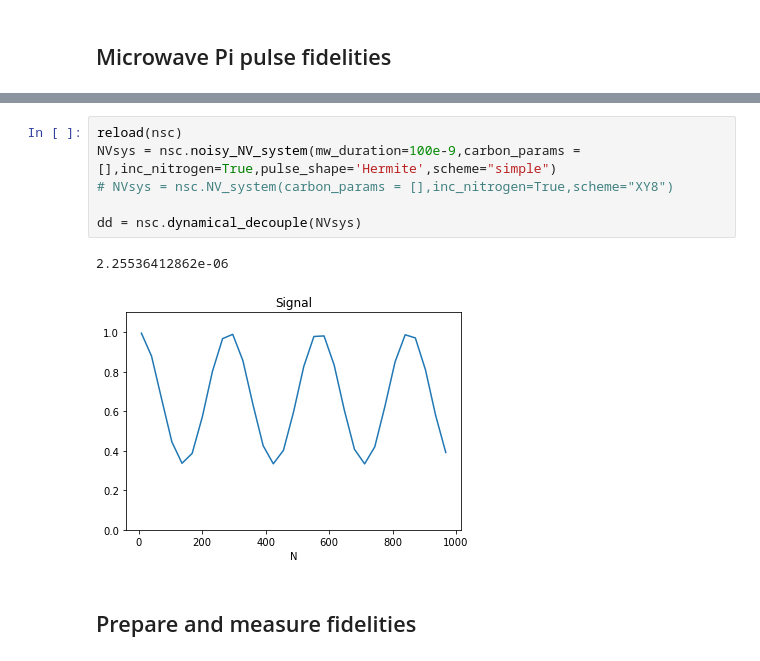
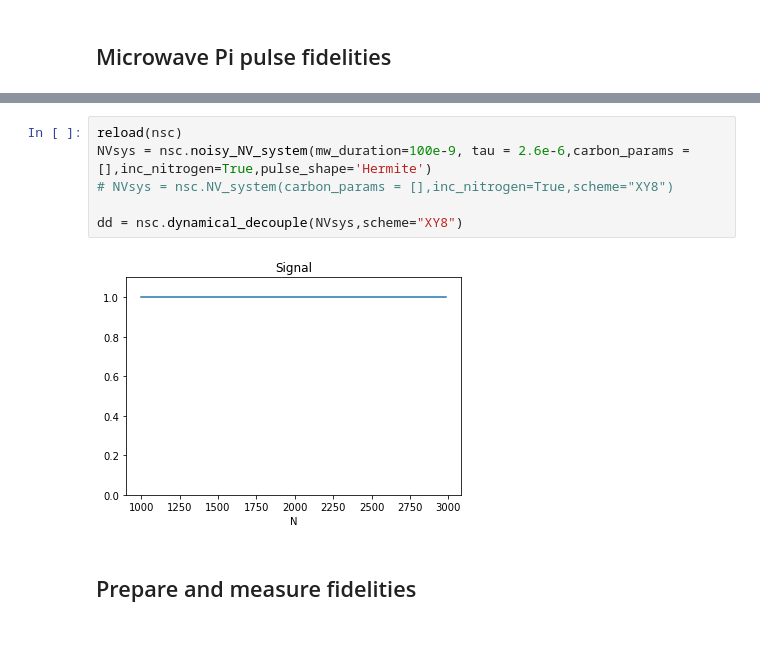
Before and after one commit to zaguros/analysis, a Jupyter notebook: notebooks/Quantum Networks/Simulations/MW_pulse_simulation.ipynb, the cells around one changed output, grey strips where cells are left out. Saved outputs shown, nothing was run; the diff lists cells and outputs as text.

```diff
--- a/notebooks/Quantum Networks/Simulations/MW_pulse_simulation.ipynb
+++ b/notebooks/Quantum Networks/Simulations/MW_pulse_simulation.ipynb
@@ -67,12 +74,11 @@ Infidelity is 0.023634 \pm 0.002809
 # %%
 reload(nsc)
-NVsys = nsc.noisy_NV_system(mw_duration=100e-9,carbon_params = [],inc_nitrogen=True,pulse_shape='Hermite',scheme="simple")
+NVsys = nsc.noisy_NV_system(mw_duration=100e-9, tau = 2.6e-6,carbon_params = [],inc_nitrogen=True,pulse_shape='Hermite')
 # NVsys = nsc.NV_system(carbon_params = [],inc_nitrogen=True,scheme="XY8")
 
-dd = nsc.dynamical_decouple(NVsys)
+dd = nsc.dynamical_decouple(NVsys,scheme="XY8")
 # %% [output]
-2.25536412862e-06
-[figure, old version]
+[figure, new version]
 # %% [markdown]
 ## Prepare and measure fidelities
 # %%
```
Also changed, not shown: parts of 4 cells of this notebook, 1 other file.
